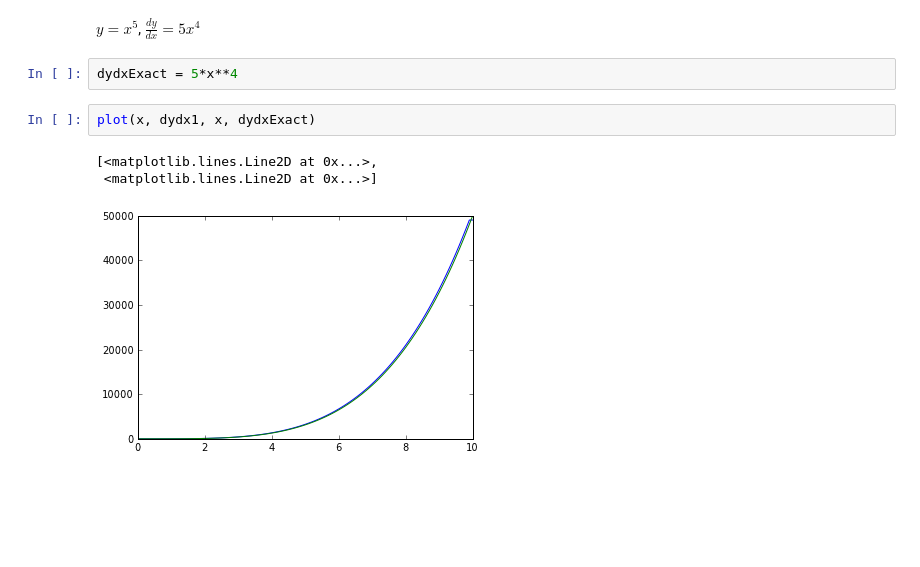
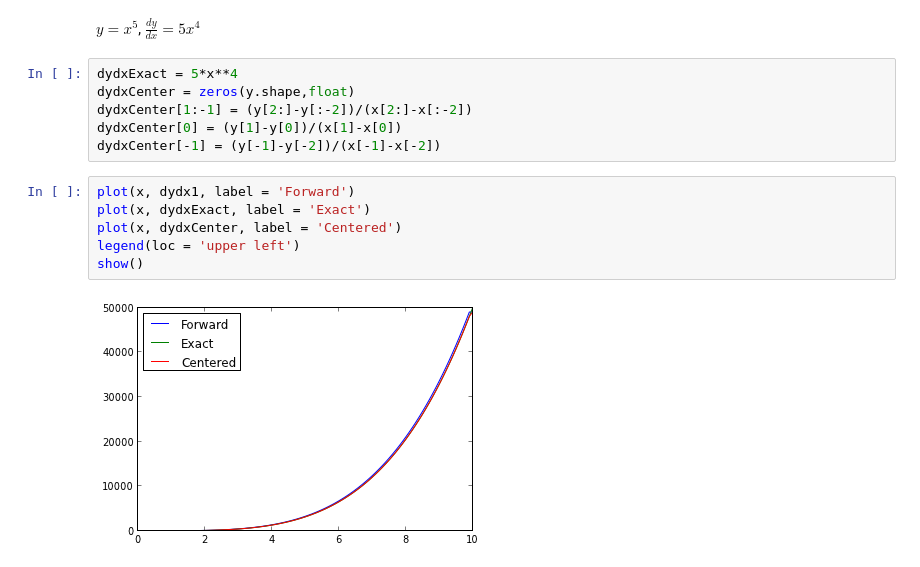
Before and after one commit to jeziegle/PHYS202-S13, a Jupyter notebook: Week4/ThursNotes.ipynb, the cells around one changed output. Saved outputs shown, nothing was run; the diff lists cells and outputs as text; blank space fills up the shorter version.

```diff
--- a/Week4/ThursNotes.ipynb
+++ b/Week4/ThursNotes.ipynb
@@ -83,11 +83,17 @@ dydx1[:-1] = diff(y)/diff(x)
 dydx1[-1] = (y[-1] - y[-2])/(x[-1] - x[-2])
 # %% [markdown]
 $y = x^5$, $\frac{dy}{dx} = 5 x^4$
-# %%
-dydxExact = 5*x**4
-# %%
-plot(x, dydx1, x, dydxExact)
-# %% [output]
-[<matplotlib.lines.Line2D at 0x...>,
- <matplotlib.lines.Line2D at 0x...>]
-[figure, removed]
+# %%
+dydxExact = 5*x**4
+dydxCenter = zeros(y.shape,float)
+dydxCenter[1:-1] = (y[2:]-y[:-2])/(x[2:]-x[:-2])
+dydxCenter[0] = (y[1]-y[0])/(x[1]-x[0])
+dydxCenter[-1] = (y[-1]-y[-2])/(x[-1]-x[-2])
+# %%
+plot(x, dydx1, label = 'Forward')
+plot(x, dydxExact, label = 'Exact')
+plot(x, dydxCenter, label = 'Centered')
+legend(loc = 'upper left')
+show()
+# %% [output]
+[figure, added]
```
Also changed, not shown: parts of 1 cell of this notebook, 1 other file.
